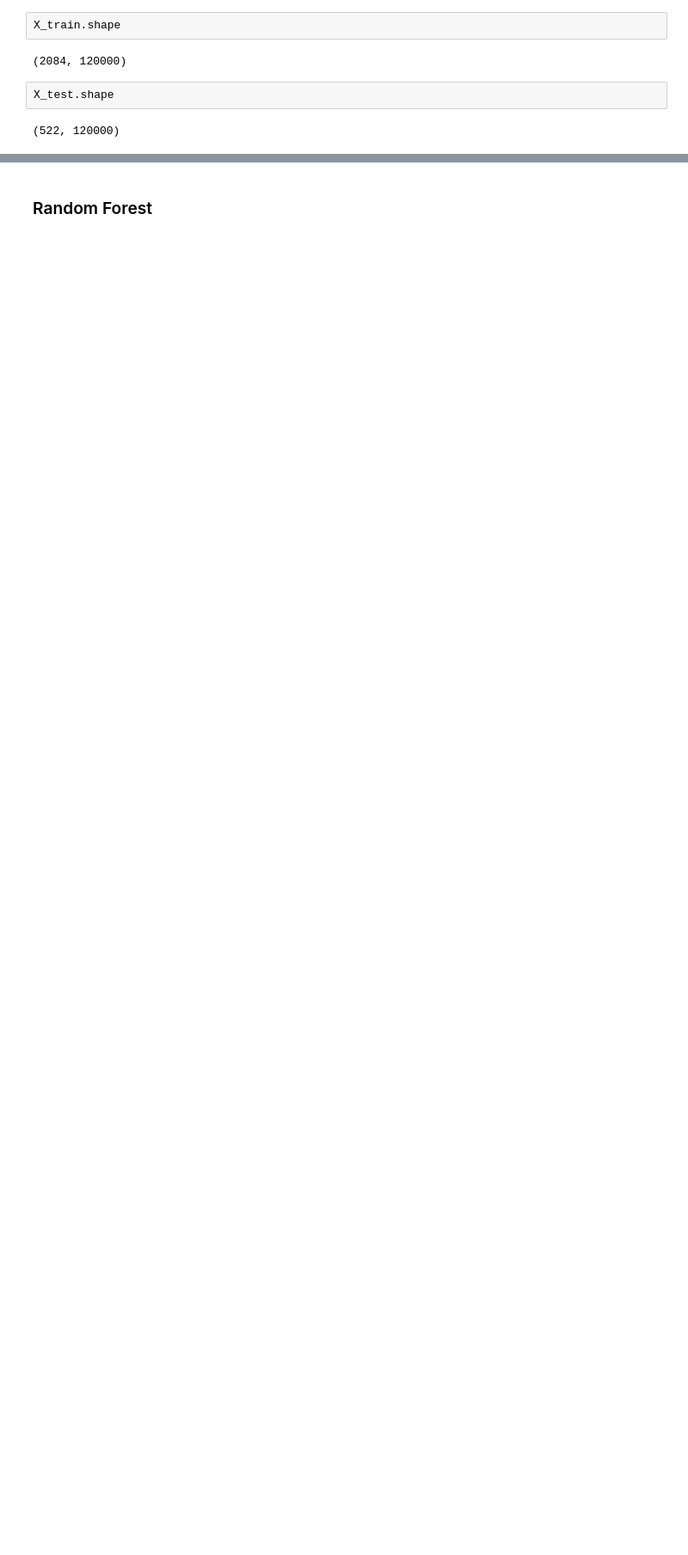
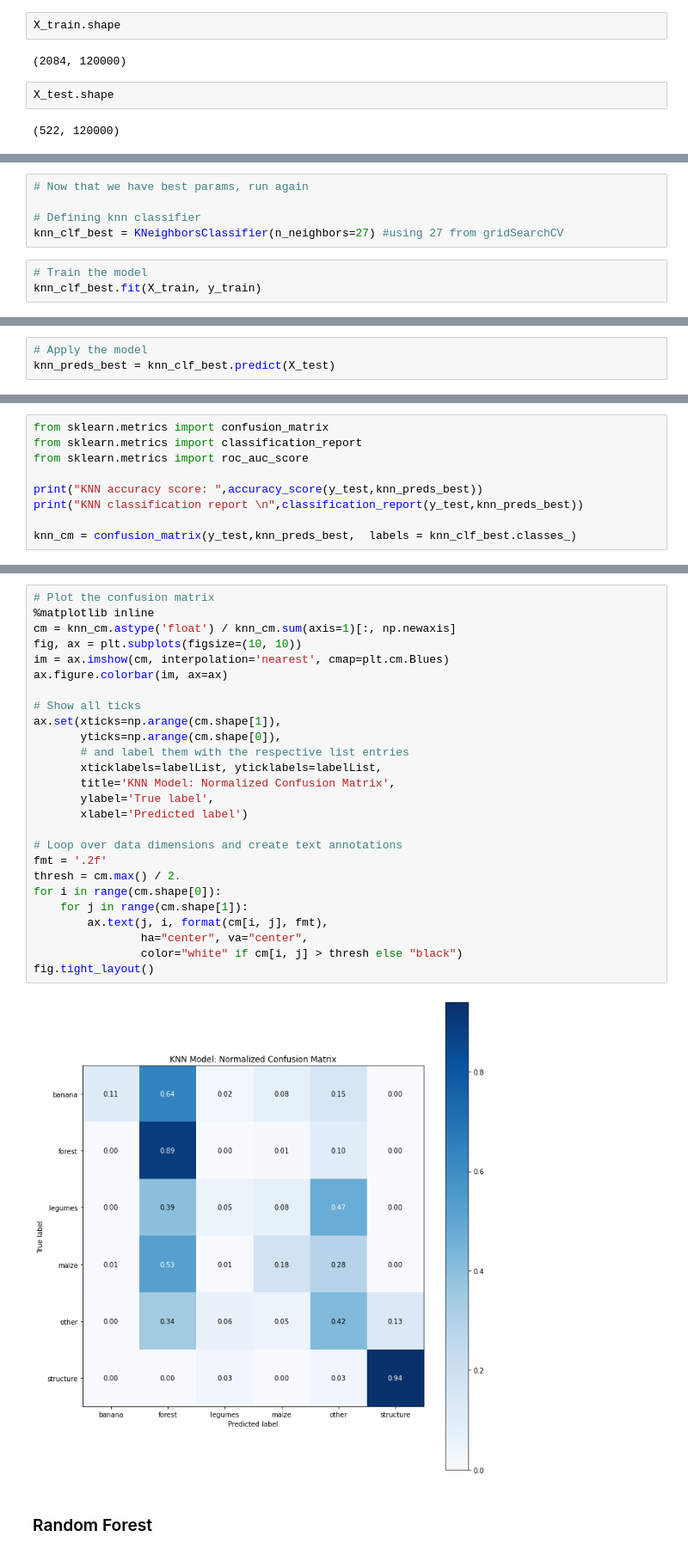
Before and after one commit to jennaepstein/MUSA650_Final_ChangEpstein, a Jupyter notebook: MUSA650_Final_ChangEpstein.ipynb, the cells around one changed output, grey strips where cells are left out. Shown: that part at 86% size. Cells and saved outputs as stored; diff of their text form; blank space fills up the shorter version.

Commit message:
confusion matrices, parameters, randomness, oh my

```diff
--- a/MUSA650_Final_ChangEpstein.ipynb
+++ b/MUSA650_Final_ChangEpstein.ipynb
@@ -284,0 +290,8 @@ print(grid_search_knn.best_params_)
+# %%
+# Now that we have best params, run again
+
+# Defining knn classifier
+knn_clf_best = KNeighborsClassifier(n_neighbors=27) #using 27 from gridSearchCV
+# %%
+# Train the model
+knn_clf_best.fit(X_train, y_train)
@@ -284,0 +300,3 @@ print(grid_search_knn.best_params_)
+# %%
+# Apply the model
+knn_preds_best = knn_clf_best.predict(X_test)
@@ -284,0 +308,9 @@ print(grid_search_knn.best_params_)
+# %%
+from sklearn.metrics import confusion_matrix
+from sklearn.metrics import classification_report
+from sklearn.metrics import roc_auc_score
+
+print("KNN accuracy score: ",accuracy_score(y_test,knn_preds_best))
+print("KNN classification report \n",classification_report(y_test,knn_preds_best))
+
+knn_cm = confusion_matrix(y_test,knn_preds_best,  labels = knn_clf_best.classes_)
@@ -285,3 +332,31 @@ print(grid_search_knn.best_params_)
+# %%
+# Plot the confusion matrix
+%matplotlib inline
+cm = knn_cm.astype('float') / knn_cm.sum(axis=1)[:, np.newaxis]
+fig, ax = plt.subplots(figsize=(10, 10))
+im = ax.imshow(cm, interpolation='nearest', cmap=plt.cm.Blues)
+ax.figure.colorbar(im, ax=ax)
+
+# Show all ticks
+ax.set(xticks=np.arange(cm.shape[1]),
+       yticks=np.arange(cm.shape[0]),
+       # and label them with the respective list entries
+       xticklabels=labelList, yticklabels=labelList,
+       title='KNN Model: Normalized Confusion Matrix',
+       ylabel='True label',
+       xlabel='Predicted label')
+
+# Loop over data dimensions and create text annotations
+fmt = '.2f'
+thresh = cm.max() / 2.
+for i in range(cm.shape[0]):
+    for j in range(cm.shape[1]):
+        ax.text(j, i, format(cm[i, j], fmt),
+                ha="center", va="center",
+                color="white" if cm[i, j] > thresh else "black")
+fig.tight_layout()
+# %% [output]
+[figure, added]
 # %% [markdown]
 ### Random Forest
 # %%
```
Also changed, not shown: parts of 33 cells of this notebook.
